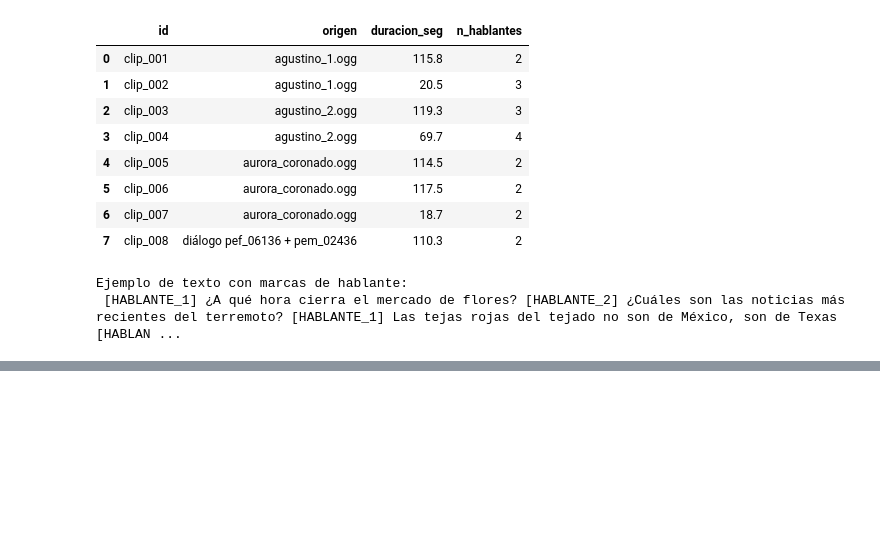
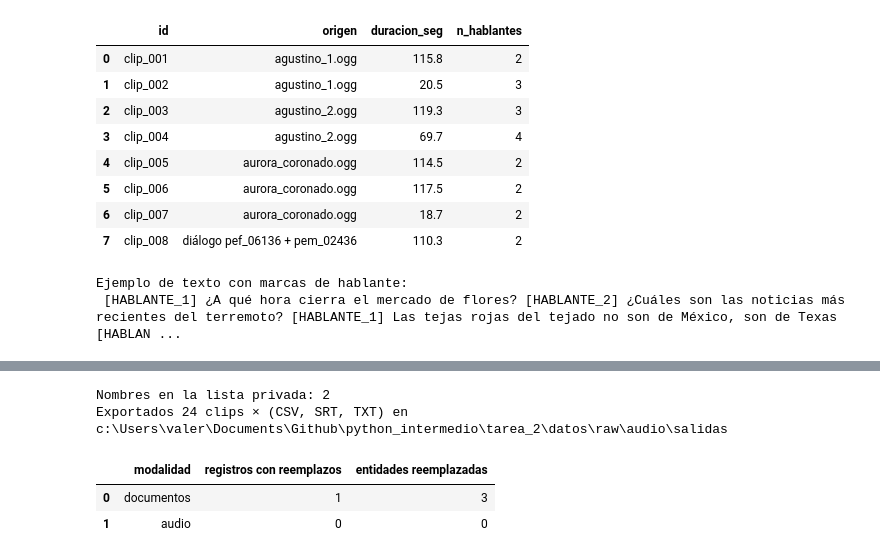
Before and after one commit to ValMur123/python_intermedio, a Jupyter notebook: tarea_2/01_extraccion.ipynb, the cells around one changed output, grey strips where cells are left out. Drawn from its saved outputs; the diff is of its cells as text; code cells hidden in the pictures; blank space fills up the shorter version.

Commit message:
#4 Seudonimizacion

```diff
--- a/tarea_2/01_extraccion.ipynb
+++ b/tarea_2/01_extraccion.ipynb
@@ -591,0 +606,57 @@ Ejemplo de texto con marcas de hablante:
+# %%
+from rapidfuzz import fuzz  # noqa: F401  (lo usa voz.seudonimizar)
+
+ruta_reemplazos = BASE / "datos/raw/reemplazos_privados.csv"
+if not ruta_reemplazos.exists():
+    pd.DataFrame(columns=["nombre", "seudonimo"]).to_csv(ruta_reemplazos, index=False)
+reemplazos = dict(pd.read_csv(ruta_reemplazos, dtype=str, sep=None, engine="python", encoding="utf-8-sig").dropna().values)
+print(f"Nombres en la lista privada: {len(reemplazos)}")
+
+RE_DNI = re.compile(r"\bDNI\W{0,3}\d{8}\b", re.I)
+RE_CEL = re.compile(r"\b9\d{2}[\s-]?\d{3}[\s-]?\d{3}\b")
+PRIVADOS = {"doc_014"}
+
+def seudonimizar(texto, privado=False):
+    "Devuelve (texto seudonimizado, número de entidades reemplazadas)."
+    n = 0
+    salida = texto or ""
+    for nombre, seud in reemplazos.items():
+        antes = salida.count(seud)
+        salida = voz.seudonimizar(salida, {nombre: seud})
+        n += salida.count(seud) - antes
+    salida, k = RE_DNI.subn("[DNI]", salida); n += k
+    if privado:
+        salida, k = RE_CEL.subn("[TELEFONO]", salida); n += k
+    return salida, n
+
+docs = pd.read_csv(BASE / "datos/raw/ocr_crudo.csv", dtype={"id": str}).fillna({"texto_ocr_crudo": ""})
+docs[["texto_ocr", "entidades_reemplazadas"]] = docs.apply(
+    lambda d: pd.Series(seudonimizar(d.texto_ocr_crudo, d.id in PRIVADOS)), axis=1)
+# Audio: se seudonimiza segmento por segmento y con eso se exportan CSV, SRT y TXT (datos/raw/audio/salidas/)
+from voz import Segmento
+entidades = {}
+for cid, segs in segmentos.items():
+    nuevos, n = [], 0
+    for sg in segs:
+        texto, k = seudonimizar(sg.texto)
+        nuevos.append(Segmento(sg.inicio, sg.fin, texto, sg.hablante)); n += k
+    segmentos[cid], entidades[cid] = nuevos, n
+    a_tabla(nuevos).to_csv(SALIDAS / f"{cid}.csv", index=False)
+    (SALIDAS / f"{cid}.srt").write_text(a_srt(nuevos), encoding="utf-8")
+    (SALIDAS / f"{cid}.txt").write_text(a_texto(nuevos), encoding="utf-8")
+clips["texto_asr"] = clips["id"].map(lambda c: con_marcas(segmentos[c]))
+clips["entidades_reemplazadas"] = clips["id"].map(entidades)
+print(f"Exportados {len(segmentos)} clips × (CSV, SRT, TXT) en {SALIDAS}")
+
+resumen_seud = pd.DataFrame({
+    "modalidad": ["documentos", "audio"],
+    "registros con reemplazos": [(docs.entidades_reemplazadas > 0).sum(), (clips.entidades_reemplazadas > 0).sum()],
+    "entidades reemplazadas": [docs.entidades_reemplazadas.sum(), clips.entidades_reemplazadas.sum()],
+})
+resumen_seud
+# %% [output]
+Nombres en la lista privada: 2
+Exportados 24 clips × (CSV, SRT, TXT) en c:\Users\valer\Documents\Github\python_intermedio\tarea_2\datos\raw\audio\salidas
+|  | modalidad | registros con reemplazos | entidades reemplazadas |
+| 0 | documentos | 1 | 3 |
+| 1 | audio | 0 | 0 |
```
Also changed, not shown: parts of 2 cells of this notebook.
